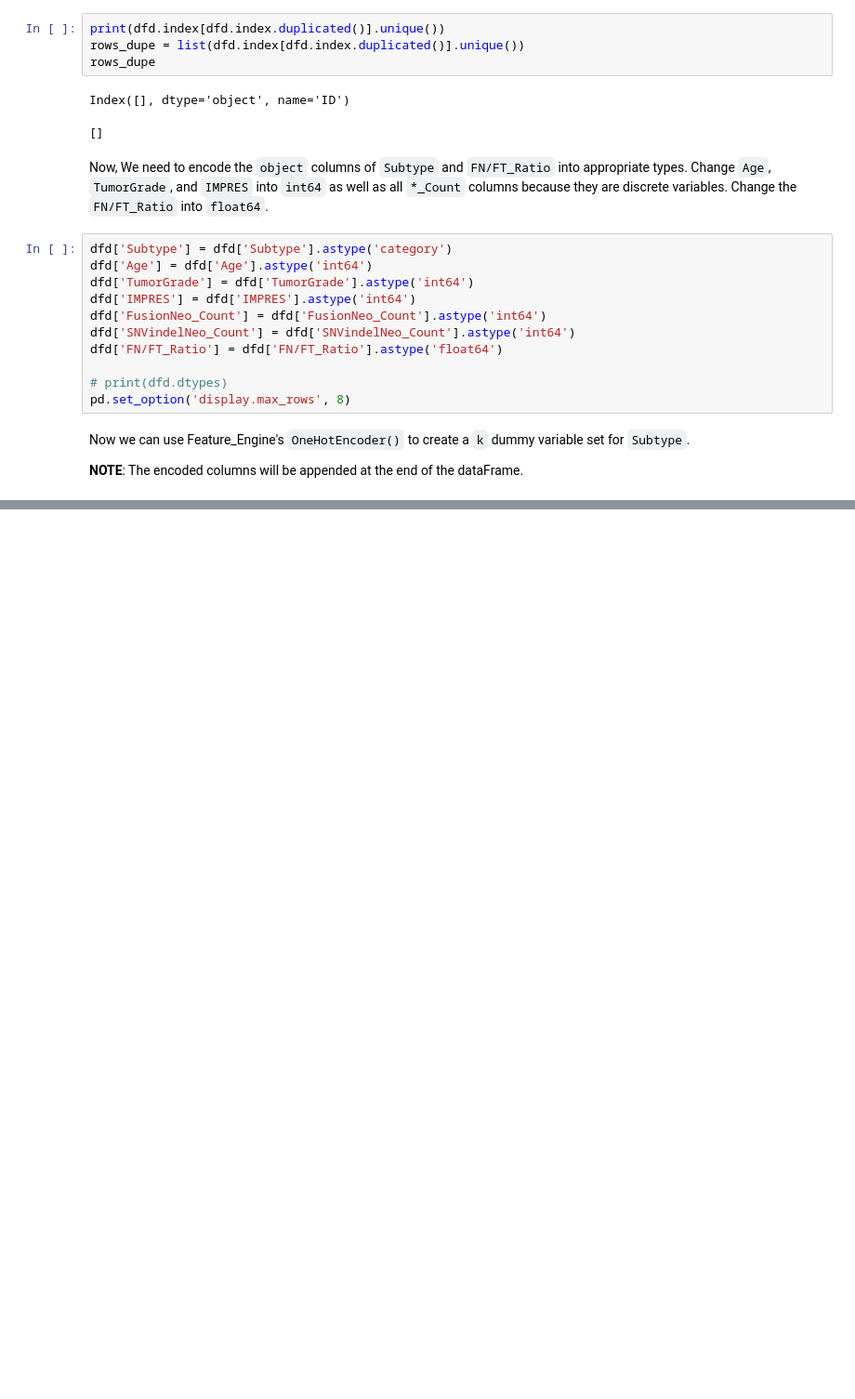
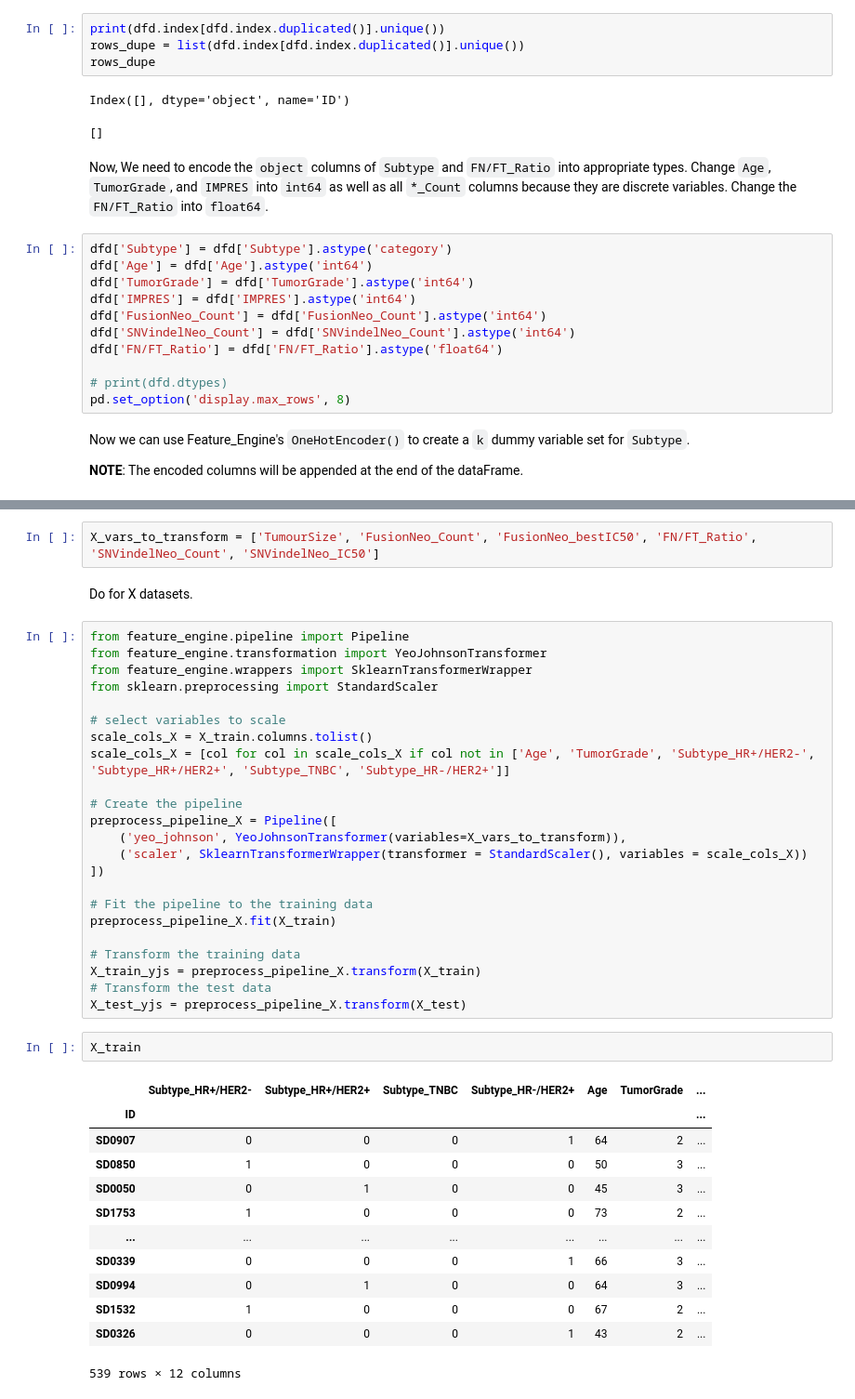
Before and after one commit to cancer-research-malaysia/ImmuNeonSVM, a Jupyter notebook: nb/support_vector_reg.ipynb, the cells around one changed output, grey strips where cells are left out. Shown at 93% size. Saved outputs shown, nothing was run; the diff lists cells and outputs as text; blank space fills up the shorter version.

```diff
--- a/nb/support_vector_reg.ipynb
+++ b/nb/support_vector_reg.ipynb
@@ -125,0 +368,42 @@ Now we can use Feature_Engine's `OneHotEncoder()` to create a `k` dummy variable
+# %%
+X_vars_to_transform = ['TumourSize', 'FusionNeo_Count', 'FusionNeo_bestIC50', 'FN/FT_Ratio', 'SNVindelNeo_Count', 'SNVindelNeo_IC50']
+# %% [markdown]
+Do for X datasets.
+# %%
+from feature_engine.pipeline import Pipeline
+from feature_engine.transformation import YeoJohnsonTransformer
+from feature_engine.wrappers import SklearnTransformerWrapper
+from sklearn.preprocessing import StandardScaler
+
+# select variables to scale
+scale_cols_X = X_train.columns.tolist()
+scale_cols_X = [col for col in scale_cols_X if col not in ['Age', 'TumorGrade', 'Subtype_HR+/HER2-', 'Subtype_HR+/HER2+', 'Subtype_TNBC', 'Subtype_HR-/HER2+']]
+
+# Create the pipeline
+preprocess_pipeline_X = Pipeline([
+    ('yeo_johnson', YeoJohnsonTransformer(variables=X_vars_to_transform)),
+    ('scaler', SklearnTransformerWrapper(transformer = StandardScaler(), variables = scale_cols_X))
+])
+
+# Fit the pipeline to the training data
+preprocess_pipeline_X.fit(X_train)
+
+# Transform the training data
+X_train_yjs = preprocess_pipeline_X.transform(X_train)
+# Transform the test data
+X_test_yjs = preprocess_pipeline_X.transform(X_test)
+# %%
+X_train
+# %% [output]
+|  | Subtype_HR+/HER2- | Subtype_HR+/HER2+ | Subtype_TNBC | Subtype_HR-/HER2+ | Age | TumorGrade | ... |
+| ID |  |  |  |  |  |  | ... |
+| SD0907 | 0 | 0 | 0 | 1 | 64 | 2 | ... |
+| SD0850 | 1 | 0 | 0 | 0 | 50 | 3 | ... |
+| SD0050 | 0 | 1 | 0 | 0 | 45 | 3 | ... |
+| SD1753 | 1 | 0 | 0 | 0 | 73 | 2 | ... |
+| ... | ... | ... | ... | ... | ... | ... | ... |
+| SD0339 | 0 | 0 | 0 | 1 | 66 | 3 | ... |
+| SD0994 | 0 | 1 | 0 | 0 | 64 | 3 | ... |
+| SD1532 | 1 | 0 | 0 | 0 | 67 | 2 | ... |
+| SD0326 | 0 | 0 | 0 | 1 | 43 | 2 | ... |
+539 rows × 12 columns
```
Also changed, not shown: parts of 37 cells of this notebook.
